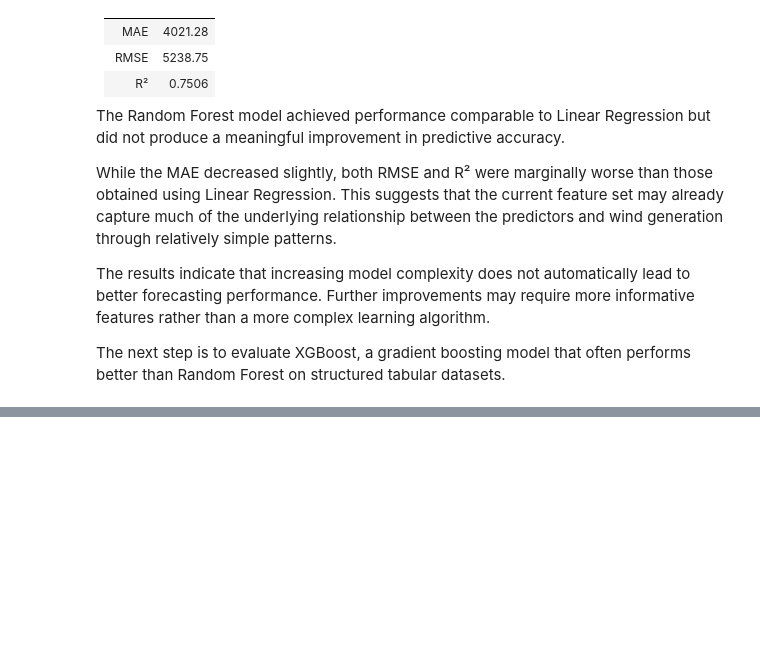
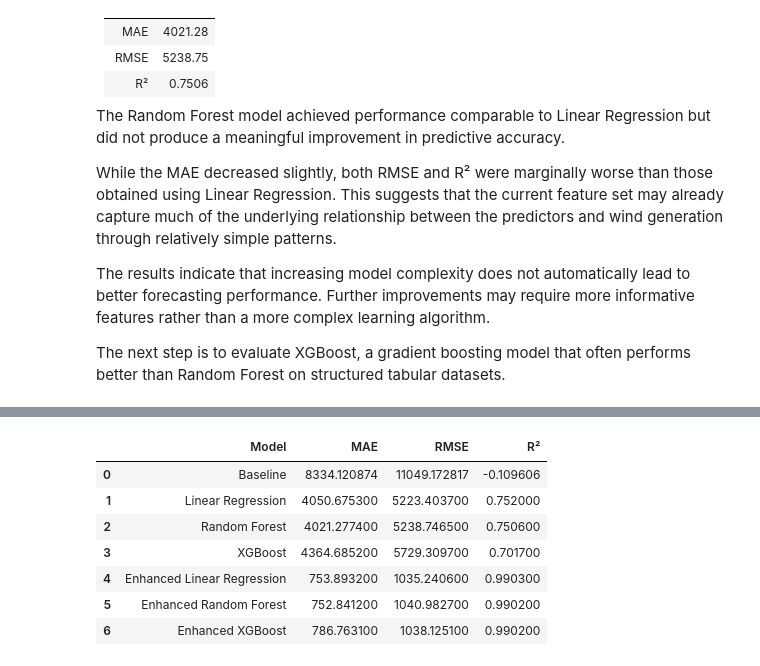
Before and after one commit to Kendivoen/energy-analytics-platform, a Jupyter notebook: notebooks/08_wind_generation_forecasting.ipynb, the cells around one changed output, grey strips where cells are left out. Cells and saved outputs as stored; diff of their text form; code cells hidden in the pictures; blank space fills up the shorter version.

```diff
--- a/notebooks/08_wind_generation_forecasting.ipynb
+++ b/notebooks/08_wind_generation_forecasting.ipynb
@@ -223,0 +530,52 @@ The next step is to evaluate XGBoost, a gradient boosting model that often perfo
+# %%
+import pandas as pd
+
+wind_model_comparison = pd.DataFrame({
+    'Model': [
+        'Baseline',
+        'Linear Regression',
+        'Random Forest',
+        'XGBoost',
+        'Enhanced Linear Regression',
+        'Enhanced Random Forest',
+        'Enhanced XGBoost'
+    ],
+    'MAE': [
+        baseline_mae,
+        lr_mae_old if 'lr_mae_old' in globals() else 4050.6753,
+        rf_mae_old if 'rf_mae_old' in globals() else 4021.2774,
+        4364.6852,
+        753.8932,
+        752.8412,
+        786.7631
+    ],
+    'RMSE': [
+        baseline_rmse,
+        5223.4037,
+        5238.7465,
+        5729.3097,
+        1035.2406,
+        1040.9827,
+        1038.1251
+    ],
+    'R²': [
+        baseline_r2,
+        0.7520,
+        0.7506,
+        0.7017,
+        0.9903,
+        0.9902,
+        0.9902
+    ]
+})
+
+wind_model_comparison
+# %% [output]
+|  | Model | MAE | RMSE | R² |
+| 0 | Baseline | 8334.120874 | 11049.172817 | -0.109606 |
+| 1 | Linear Regression | 4050.675300 | 5223.403700 | 0.752000 |
+| 2 | Random Forest | 4021.277400 | 5238.746500 | 0.750600 |
+| 3 | XGBoost | 4364.685200 | 5729.309700 | 0.701700 |
+| 4 | Enhanced Linear Regression | 753.893200 | 1035.240600 | 0.990300 |
+| 5 | Enhanced Random Forest | 752.841200 | 1040.982700 | 0.990200 |
+| 6 | Enhanced XGBoost | 786.763100 | 1038.125100 | 0.990200 |
```
Also changed, not shown: parts of 32 cells of this notebook, 6 other files.
